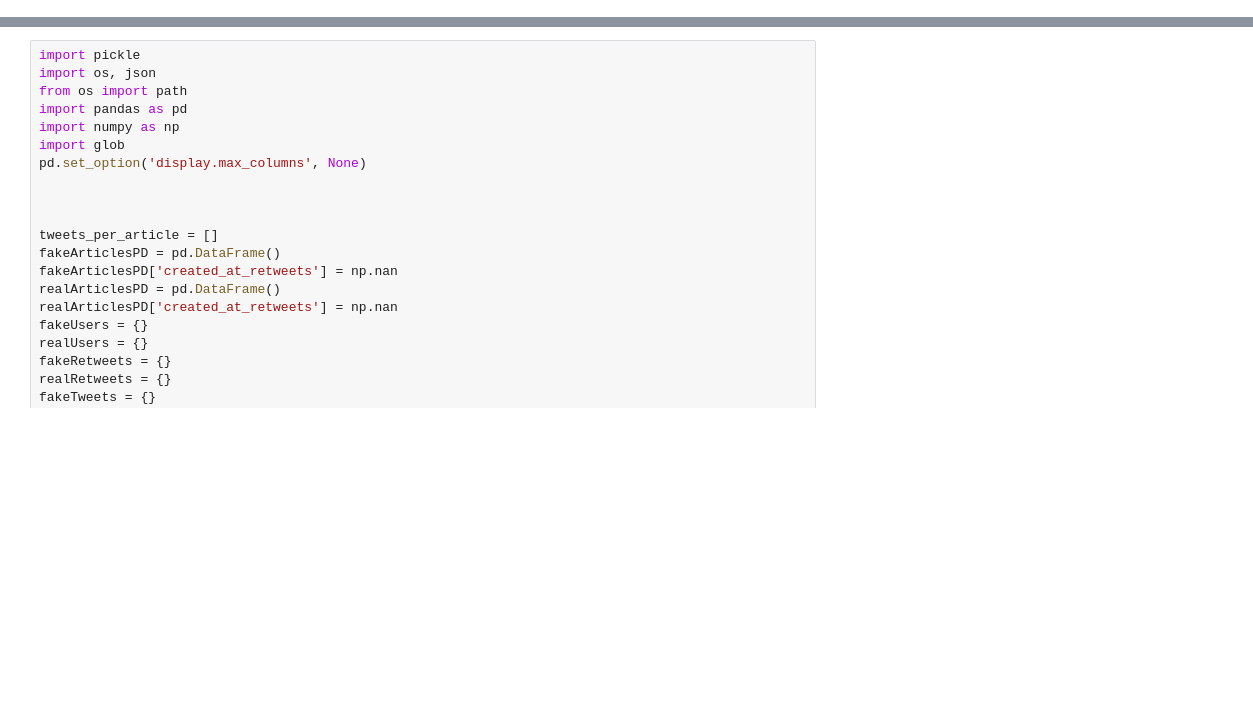
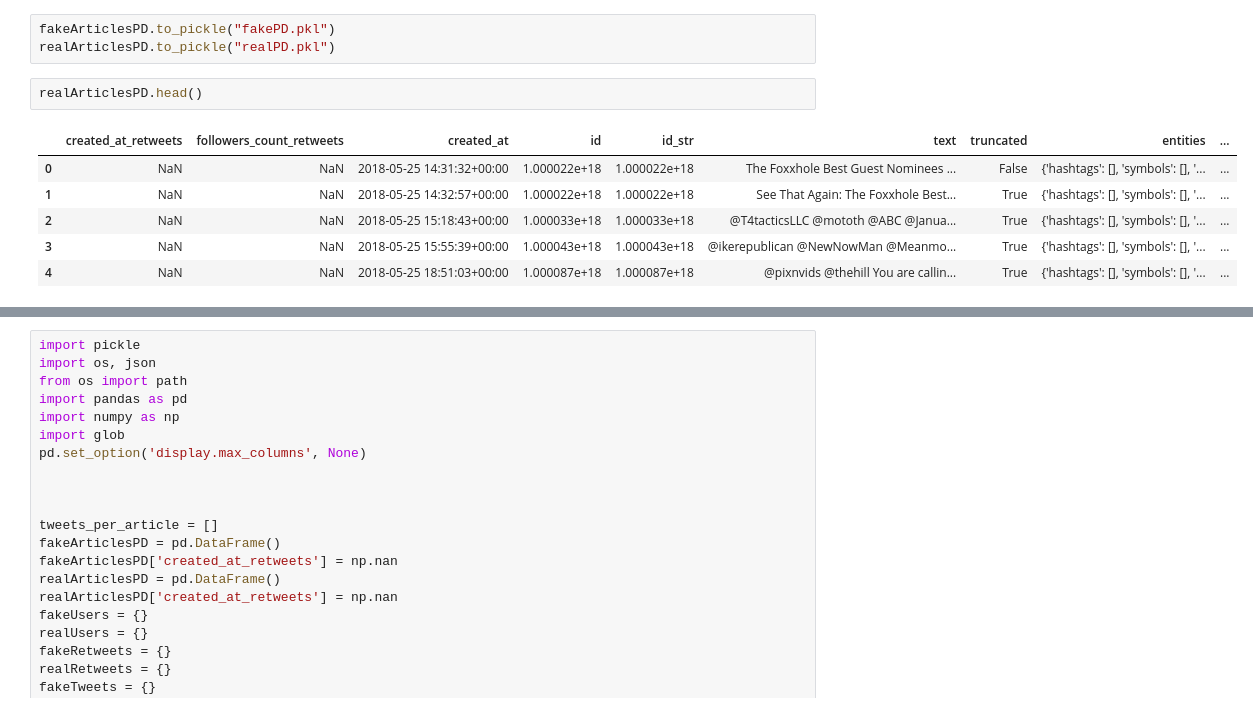
Before and after one commit to henmja/Detecting-Fake-News-and-Rumors-in-Twitter-Using-Deep-Neural-Networks, a Jupyter notebook: testing/timecascade/Preprocessing.ipynb, the cells around one changed output, grey strips where cells are left out. Cells and saved outputs as stored; diff of their text form; blank space fills up the shorter version.

```diff
--- a/testing/timecascade/Preprocessing.ipynb
+++ b/testing/timecascade/Preprocessing.ipynb
@@ -244,0 +327,12 @@ C:/Users/henri/FakenewsData/fakenewsnet_data/fakenewsnet_data/politifact/fake/po
+# %%
+fakeArticlesPD.to_pickle("fakePD.pkl")
+realArticlesPD.to_pickle("realPD.pkl")
+# %%
+realArticlesPD.head()
+# %% [output]
+|  | created_at_retweets | followers_count_retweets | created_at | id | id_str | text | truncated | entities | ... |
+| 0 | NaN | NaN | 2018-05-25 14:31:32+00:00 | 1.000022e+18 | 1.000022e+18 | The Foxxhole Best Guest Nominees ... | False | {'hashtags': [], 'symbols': [], '... | ... |
+| 1 | NaN | NaN | 2018-05-25 14:32:57+00:00 | 1.000022e+18 | 1.000022e+18 | See That Again: The Foxxhole Best... | True | {'hashtags': [], 'symbols': [], '... | ... |
+| 2 | NaN | NaN | 2018-05-25 15:18:43+00:00 | 1.000033e+18 | 1.000033e+18 | @T4tacticsLLC @mototh @ABC @Janua... | True | {'hashtags': [], 'symbols': [], '... | ... |
+| 3 | NaN | NaN | 2018-05-25 15:55:39+00:00 | 1.000043e+18 | 1.000043e+18 | @ikerepublican @NewNowMan @Meanmo... | True | {'hashtags': [], 'symbols': [], '... | ... |
+| 4 | NaN | NaN | 2018-05-25 18:51:03+00:00 | 1.000087e+18 | 1.000087e+18 | @pixnvids @thehill You are callin... | True | {'hashtags': [], 'symbols': [], '... | ... |
```
Also changed, not shown: parts of 3 cells of this notebook, 1 other file.
